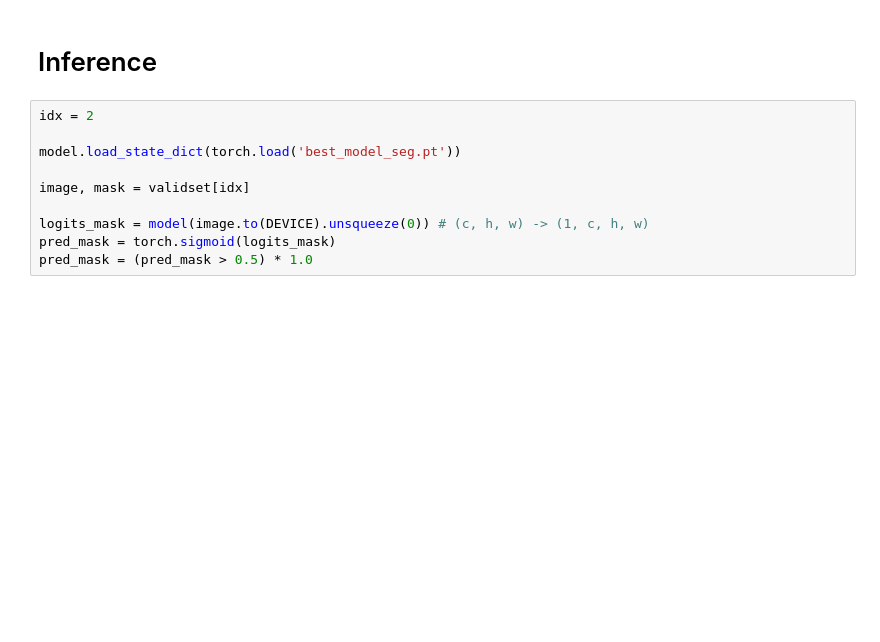
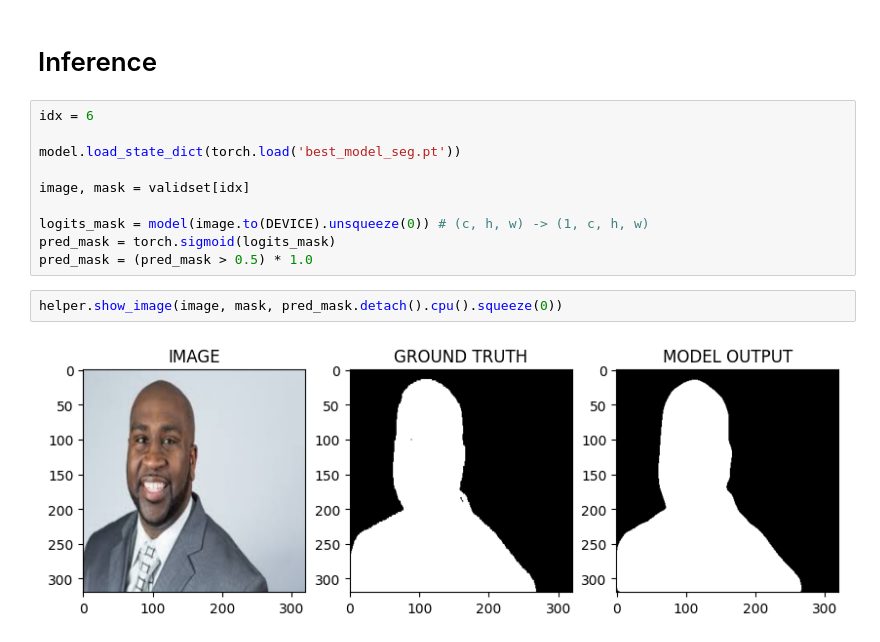
Before and after one commit to adriangrana2/pytorchLabs, a Jupyter notebook: Deep_Learning_with_PyTorch_ImageSegmentation.ipynb, the cells around one changed output. Drawn from its saved outputs; the diff is of its cells as text; blank space fills up the shorter version.

Commit message:
testing inference for images segmentation

```diff
--- a/Deep_Learning_with_PyTorch_ImageSegmentation.ipynb
+++ b/Deep_Learning_with_PyTorch_ImageSegmentation.ipynb
@@ -303,7 +293,7 @@ Epoch: 6 Train Loss: 0.20414380729198456; Validation Loss: 0.2495487779378891
 # %% [markdown]
 # Inference
 # %%
-idx = 2
+idx = 6
 
 model.load_state_dict(torch.load('best_model_seg.pt'))
 
@@ -312,3 +302,7 @@ image, mask = validset[idx]
 logits_mask = model(image.to(DEVICE).unsqueeze(0)) # (c, h, w) -> (1, c, h, w)
 pred_mask = torch.sigmoid(logits_mask)
 pred_mask = (pred_mask > 0.5) * 1.0
+# %%
+helper.show_image(image, mask, pred_mask.detach().cpu().squeeze(0))
+# %% [output]
+[figure, added]
```
Also changed, not shown: parts of 1 cell of this notebook.
